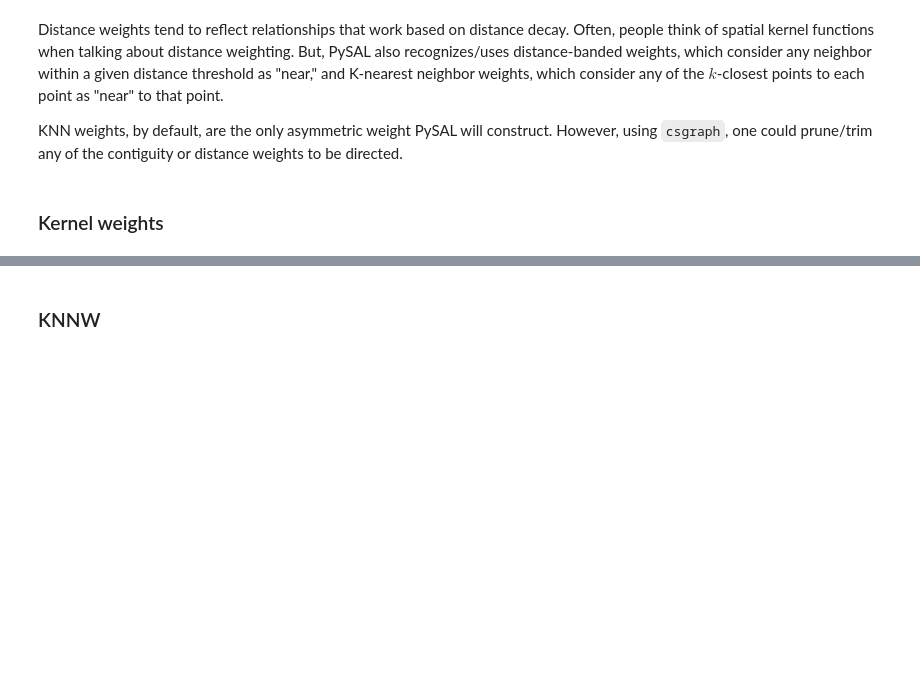
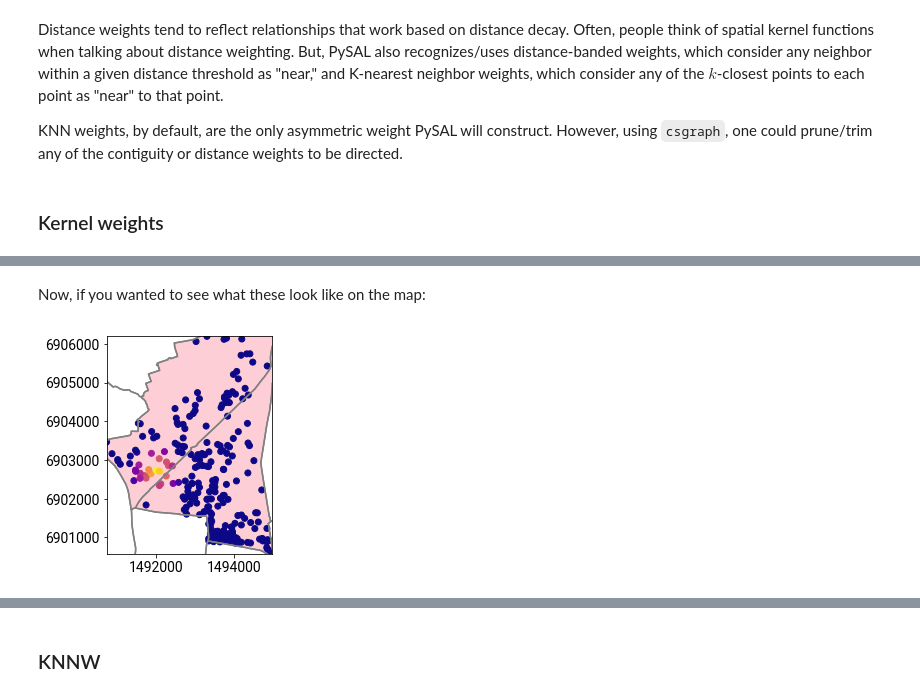
Before and after one commit to ljwolf/geopython, a Jupyter notebook: sds1.ipynb, the cells around one changed output, grey strips where cells are left out. Cells and saved outputs as stored; diff of their text form; code cells hidden in the pictures; blank space fills up the shorter version.

```diff
--- a/sds1.ipynb
+++ b/sds1.ipynb
@@ -425,0 +497,10 @@ KeyboardInterrupt:
+# %% [markdown]
+Now, if you wanted to see what these look like on the map:
+# %%
+pkow_listings.assign(weights=Wkernel.sparse[0,:].toarray().flatten()).plot('weights', cmap='plasma')
+neighbourhoods.boundary.plot(color='grey', ax=plt.gca())
+neighbourhoods[neighbourhoods.neighbourhood.str.startswith('Pankow')].plot(ax=plt.gca(), zorder=-1, alpha=.2)
+plt.axis(pkow_listings.total_bounds[np.asarray([0,2,1,3])])
+plt.show()
+# %% [output]
+[figure, added]
```
Also changed, not shown: parts of 57 cells of this notebook.
